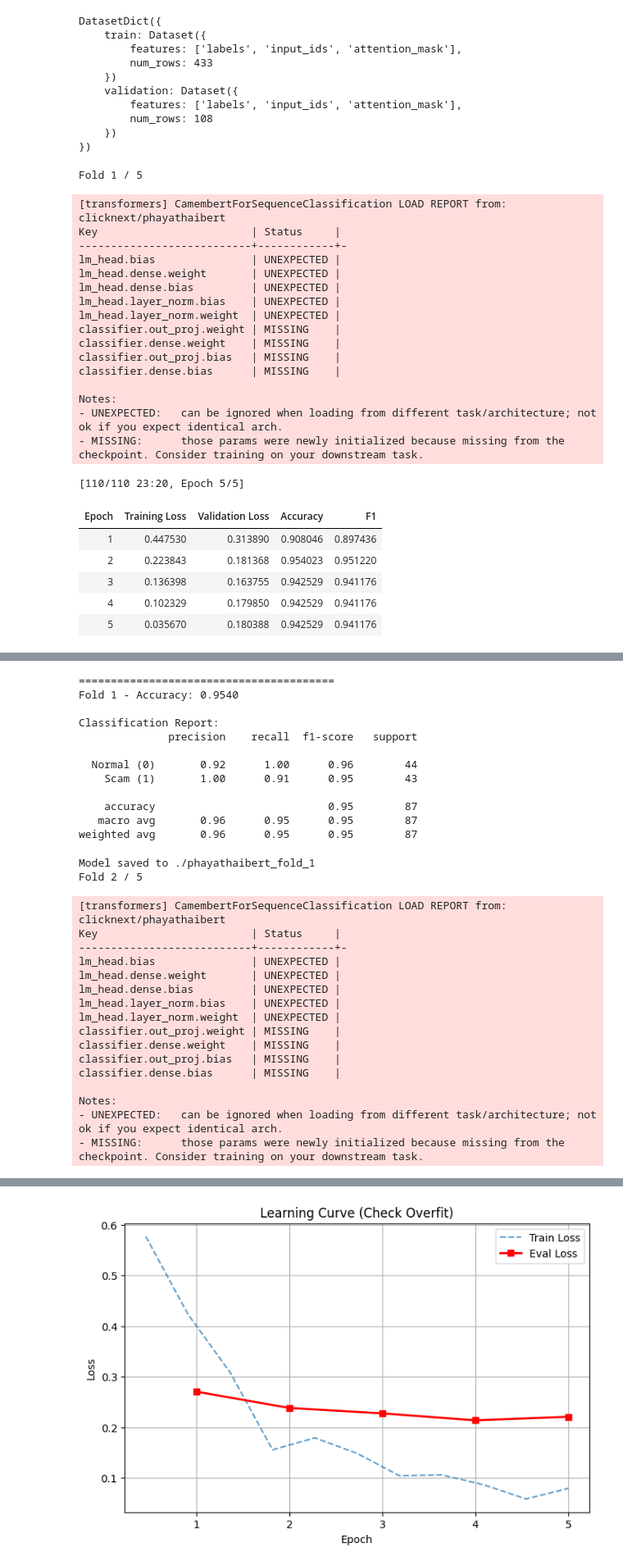
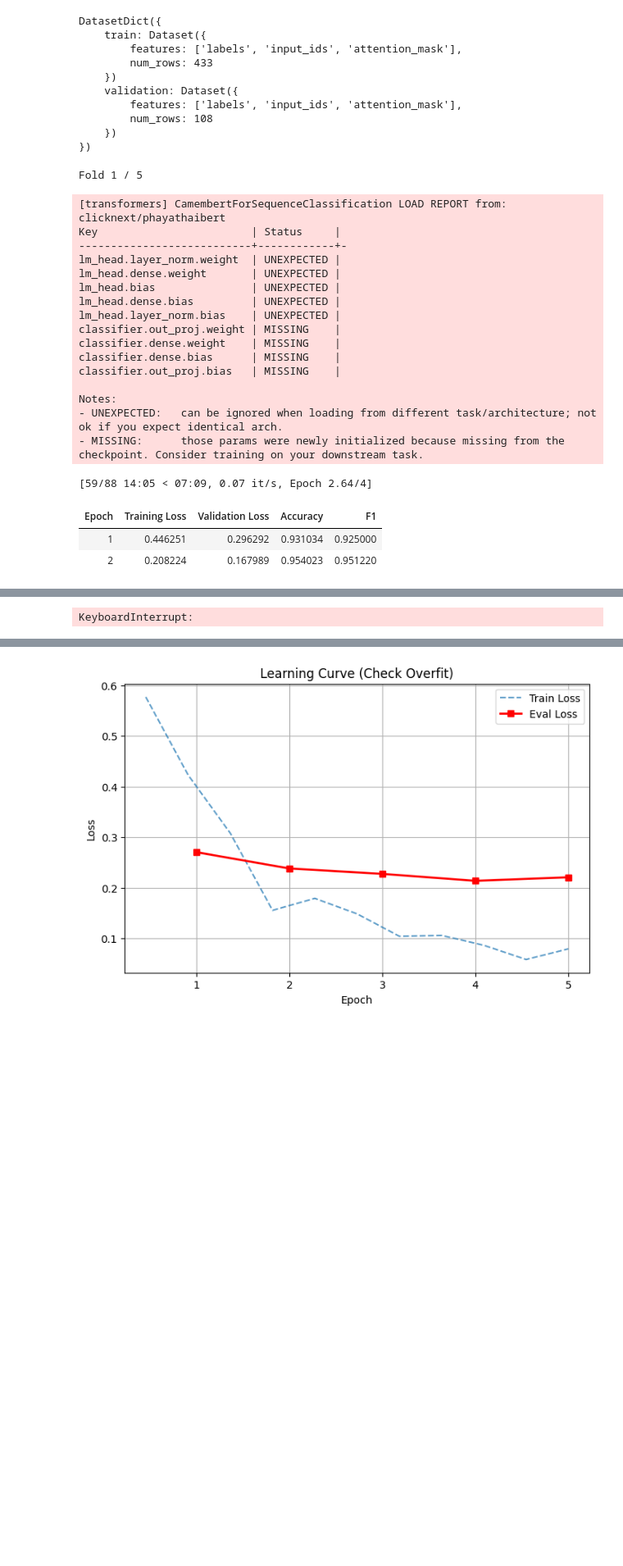
Before and after one commit to KJ-12-GH/AI-Scammer-Detection, a Jupyter notebook: model/phayathaibert.ipynb, the cells around one changed output, grey strips where cells are left out. Shown at 82% size. Drawn from its saved outputs; the diff is of its cells as text; code cells hidden in the pictures; blank space fills up the shorter version.

```diff
--- a/model/phayathaibert.ipynb
+++ b/model/phayathaibert.ipynb
@@ -61,7 +67,7 @@ for fold, (train_idx, val_idx) in enumerate(skf.split(X=np.zeros(len(labels)), y
 
     training_args = TrainingArguments(
         output_dir=f"./phayathaibert_fold_{fold+1}",
-        num_train_epochs=5,
+        num_train_epochs=4,
         learning_rate=2e-5,
         per_device_train_batch_size=16,
         per_device_eval_batch_size=32,
@@ -96,6 +102,8 @@ for fold, (train_idx, val_idx) in enumerate(skf.split(X=np.zeros(len(labels)), y
     )
 
     trainer.train()
+
+
 # Evaluate
     predictions = trainer.predict(val_fold)
     preds = np.argmax(predictions.predictions, axis=-1)
@@ -114,40 +122,56 @@ for fold, (train_idx, val_idx) in enumerate(skf.split(X=np.zeros(len(labels)), y
     fold_results.append({
     "fold": fold + 1,
     "accuracy": acc
     })
 
+    mis_idx = np.where(preds != true_labels)[0]
+
+    # Error Analysis
+    mis_df = val_fold.select(mis_idx).to_pandas()
+    mis_df['pred'] = preds[mis_idx]
+    mis_df['true'] = true_labels[mis_idx]
+
+    mis_df['prob'] = np.max(predictions.predictions[mis_idx], axis=1)
+    mis_df[['Text', 'true', 'pred', 'prob']].head(20)
+
+    #Fn and Fp
+    fp_exa = (preds == 1) & (true_labels == 0)
+    fn_exa = (preds == 0) & (true_labels == 1)
+
+    print(f"False Positives: {fp_exa.sum()}")
+    print(f"False Negatives: {fn_exa.sum()}")
+
 
 # ล้าง memory
-    del model, predictions, preds, true_labels
+    del model, predictions, preds, true_labels, trainer
     gc.collect()
     if torch.cuda.is_available():
         torch.cuda.empty_cache()
 
+
+
 results_df = pd.DataFrame(fold_results)
 print(results_df)
 print(f"\nMean Accuracy: {results_df['accuracy'].mean():.2f} +/- {results_df['accuracy'].std():.2f}")
 # %% [output]
 Fold 1 / 5
 [transformers] CamembertForSequenceClassification LOAD REPORT from: clicknext/phayathaibert
 Key                        | Status     |
 ---------------------------+------------+-
+lm_head.layer_norm.weight  | UNEXPECTED |
+lm_head.dense.weight       | UNEXPECTED |
 lm_head.bias               | UNEXPECTED |
-lm_head.dense.weight       | UNEXPECTED |
 lm_head.dense.bias         | UNEXPECTED |
 lm_head.layer_norm.bias    | UNEXPECTED |
-lm_head.layer_norm.weight  | UNEXPECTED |
 classifier.out_proj.weight | MISSING    |
 classifier.dense.weight    | MISSING    |
+classifier.dense.bias      | MISSING    |
 classifier.out_proj.bias   | MISSING    |
-classifier.dense.bias      | MISSING    |
 
 Notes:
 - UNEXPECTED:   can be ignored when loading from different task/architecture; not ok if you expect identical arch.
 - MISSING:      those params were newly initialized because missing from the checkpoint. Consider training on your downstream task.
-[110/110 23:20, Epoch 5/5]
+[59/88 14:05 < 07:09, 0.07 it/s, Epoch 2.64/4]
 | Epoch | Training Loss | Validation Loss | Accuracy | F1 |
-| 1 | 0.447530 | 0.313890 | 0.908046 | 0.897436 |
-| 2 | 0.223843 | 0.181368 | 0.954023 | 0.951220 |
-| 3 | 0.136398 | 0.163755 | 0.942529 | 0.941176 |
-| 4 | 0.102329 | 0.179850 | 0.942529 | 0.941176 |
-| 5 | 0.035670 | 0.180388 | 0.942529 | 0.941176 |
+| 1 | 0.446251 | 0.296292 | 0.931034 | 0.925000 |
+| 2 | 0.208224 | 0.167989 | 0.954023 | 0.951220 |
@@ -155,30 +178 @@ Notes:
-========================================
-Fold 1 - Accuracy: 0.9540
-
-Classification Report:
-              precision    recall  f1-score   support
-
-  Normal (0)       0.92      1.00      0.96        44
-    Scam (1)       1.00      0.91      0.95        43
-
-    accuracy                           0.95        87
-   macro avg       0.96      0.95      0.95        87
-weighted avg       0.96      0.95      0.95        87
+KeyboardInterrupt:
-Model saved to ./phayathaibert_fold_1
-Fold 2 / 5
-[transformers] CamembertForSequenceClassification LOAD REPORT from: clicknext/phayathaibert
-Key                        | Status     |
----------------------------+------------+-
-lm_head.bias               | UNEXPECTED |
-lm_head.dense.weight       | UNEXPECTED |
-lm_head.dense.bias         | UNEXPECTED |
-lm_head.layer_norm.bias    | UNEXPECTED |
-lm_head.layer_norm.weight  | UNEXPECTED |
-classifier.out_proj.weight | MISSING    |
-classifier.dense.weight    | MISSING    |
-classifier.out_proj.bias   | MISSING    |
-classifier.dense.bias      | MISSING    |
-
-Notes:
-- UNEXPECTED:   can be ignored when loading from different task/architecture; not ok if you expect identical arch.
-- MISSING:      those params were newly initialized because missing from the checkpoint. Consider training on your downstream task.
```
Also changed, not shown: parts of 3 cells of this notebook, 6 other files.
